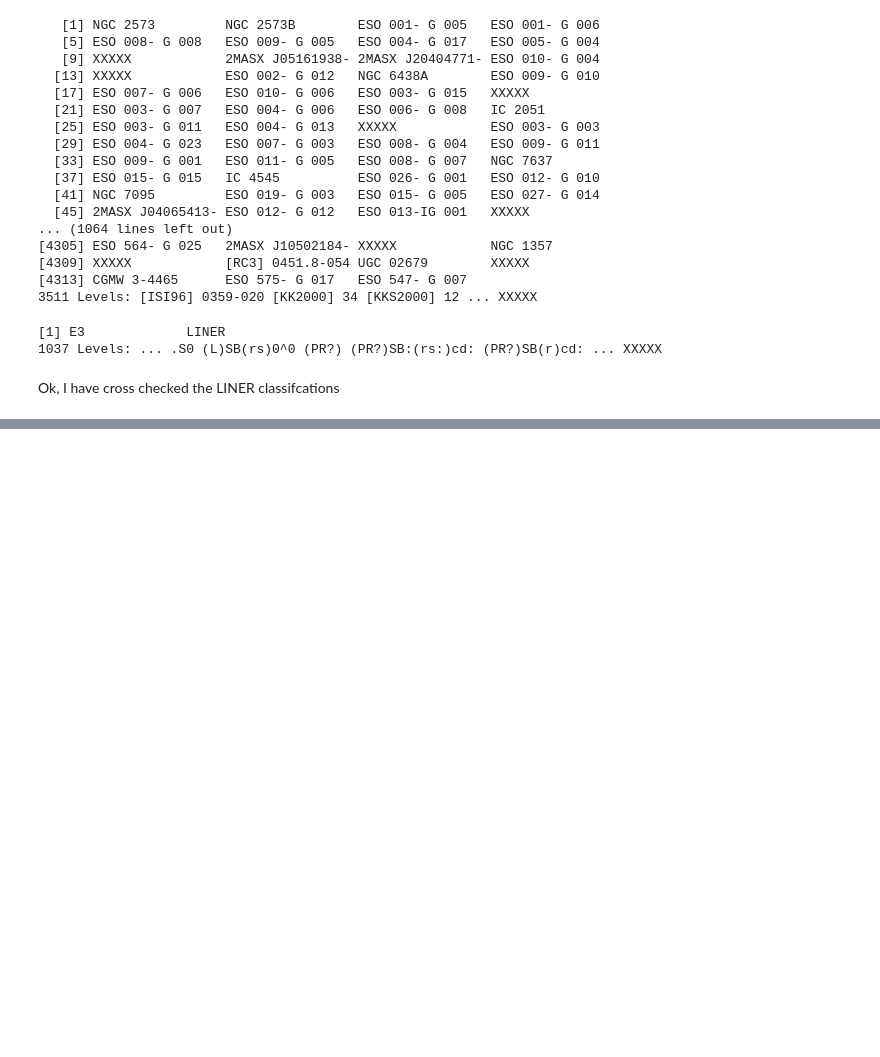
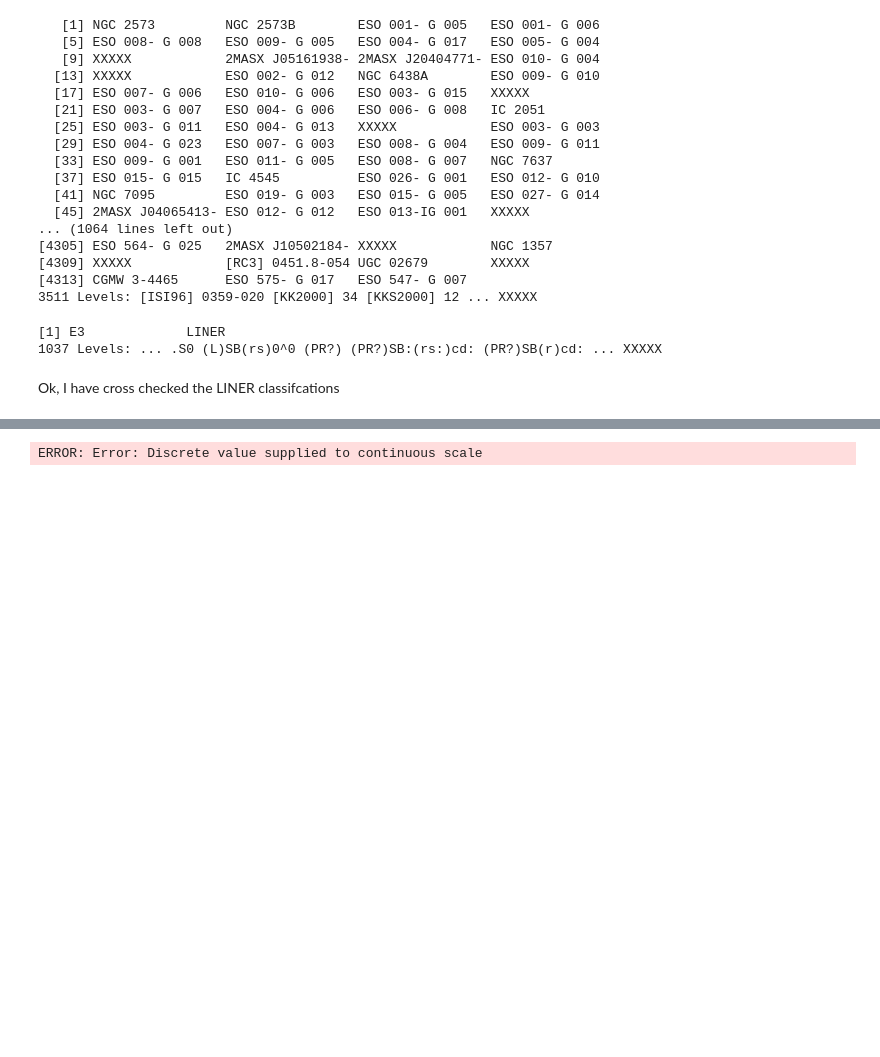
Before and after one commit to jpiscionere/HI_Project, a Jupyter notebook: Source/E_vs_S0.ipynb, the cells around one changed output, grey strips where cells are left out. Cells and saved outputs as stored; diff of their text form; code cells hidden in the pictures; blank space fills up the shorter version.

```diff
--- a/Source/E_vs_S0.ipynb
+++ b/Source/E_vs_S0.ipynb
@@ -130,0 +361,5 @@ Ok, I have cross checked the LINER classifcations
+# %%
+ggplot(df_new,aes(x=Red_Mag_AUTO_Calibrated,y=Sint,color=Morphology_Filtered,fill=Morphology_Filtered)) +
+    geom_point(alpha=0.5) + xlab("M_B Mag") + ylab("Integrated HI radio flux") +
+    theme_bw() + scale_y_log10() + xlim(18,11)
+# %% [output]
@@ -130,0 +368,2 @@ Ok, I have cross checked the LINER classifcations
+ERROR: Error: Discrete value supplied to continuous scale
+[figure, added]
```
Also changed, not shown: parts of 26 cells of this notebook.
